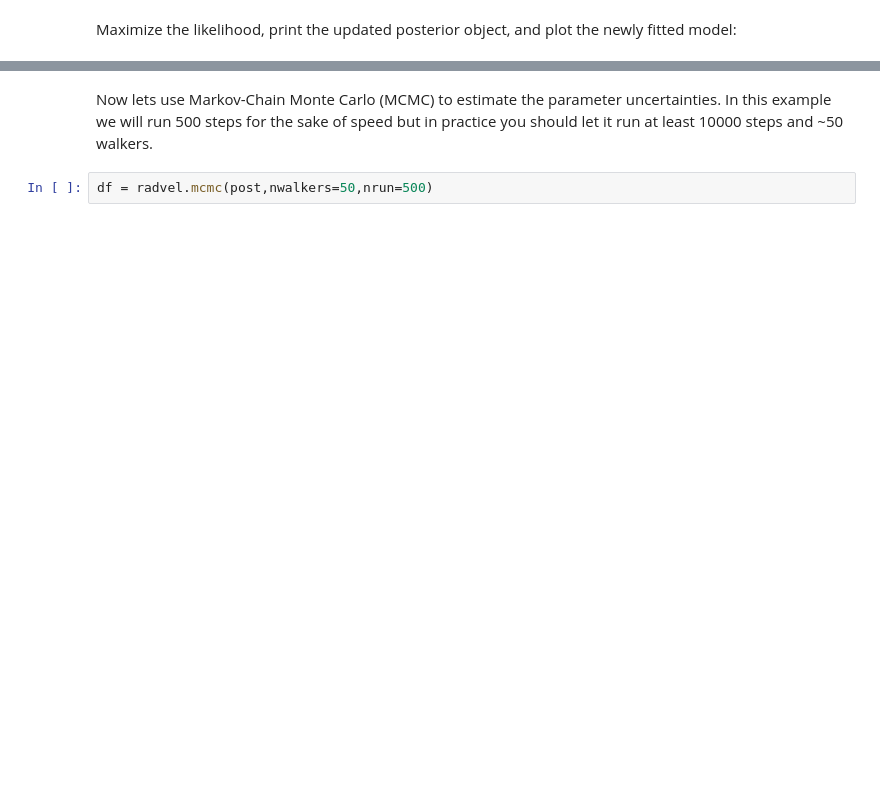
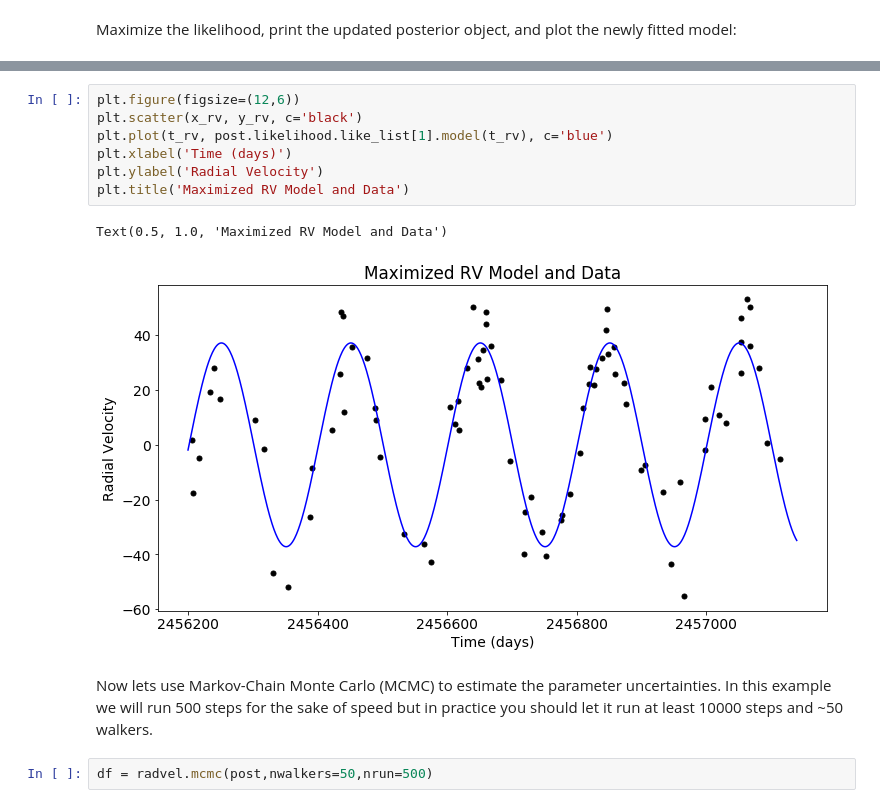
Before and after one commit to California-Planet-Search/radvel, a Jupyter notebook: docs/tutorials/CustomModel-tutorial.ipynb, the cells around one changed output, grey strips where cells are left out. Cells and saved outputs as stored; diff of their text form; blank space fills up the shorter version.

```diff
--- a/docs/tutorials/CustomModel-tutorial.ipynb
+++ b/docs/tutorials/CustomModel-tutorial.ipynb
@@ -164,3 +227,13 @@ Text(0.5, 1.0, 'Maximized Transit Model and Data')
+# %%
+plt.figure(figsize=(12,6))
+plt.scatter(x_rv, y_rv, c='black')
+plt.plot(t_rv, post.likelihood.like_list[1].model(t_rv), c='blue')
+plt.xlabel('Time (days)')
+plt.ylabel('Radial Velocity')
+plt.title('Maximized RV Model and Data')
+# %% [output]
+Text(0.5, 1.0, 'Maximized RV Model and Data')
+[figure, added]
 # %% [markdown]
 Now lets use Markov-Chain Monte Carlo (MCMC) to estimate the parameter uncertainties. In this example we will run 500 steps for the sake of speed but in practice you should let it run at least 10000 steps and ~50 walkers.
 # %%
```
Also changed, not shown: parts of 32 cells of this notebook, 2 other files.
